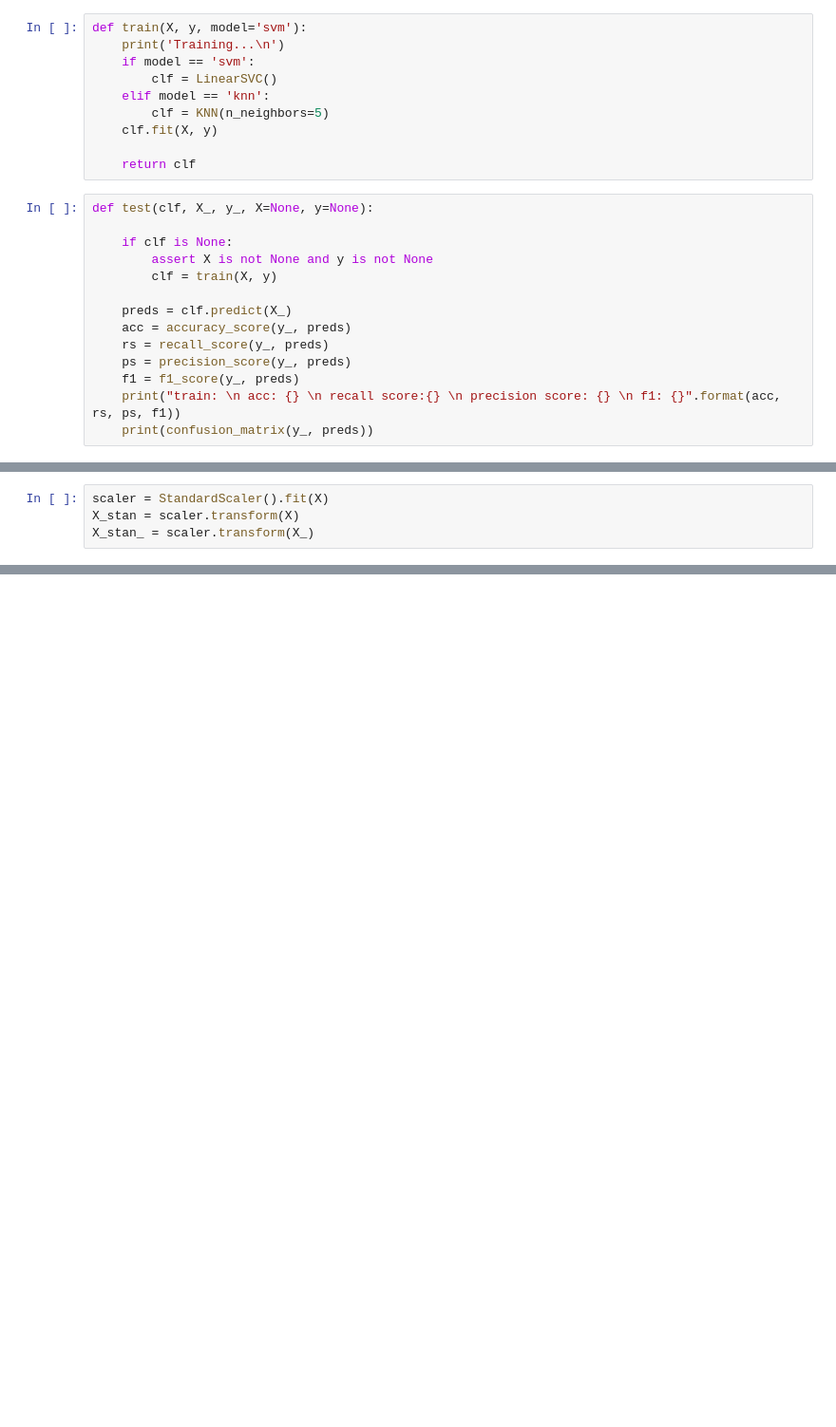
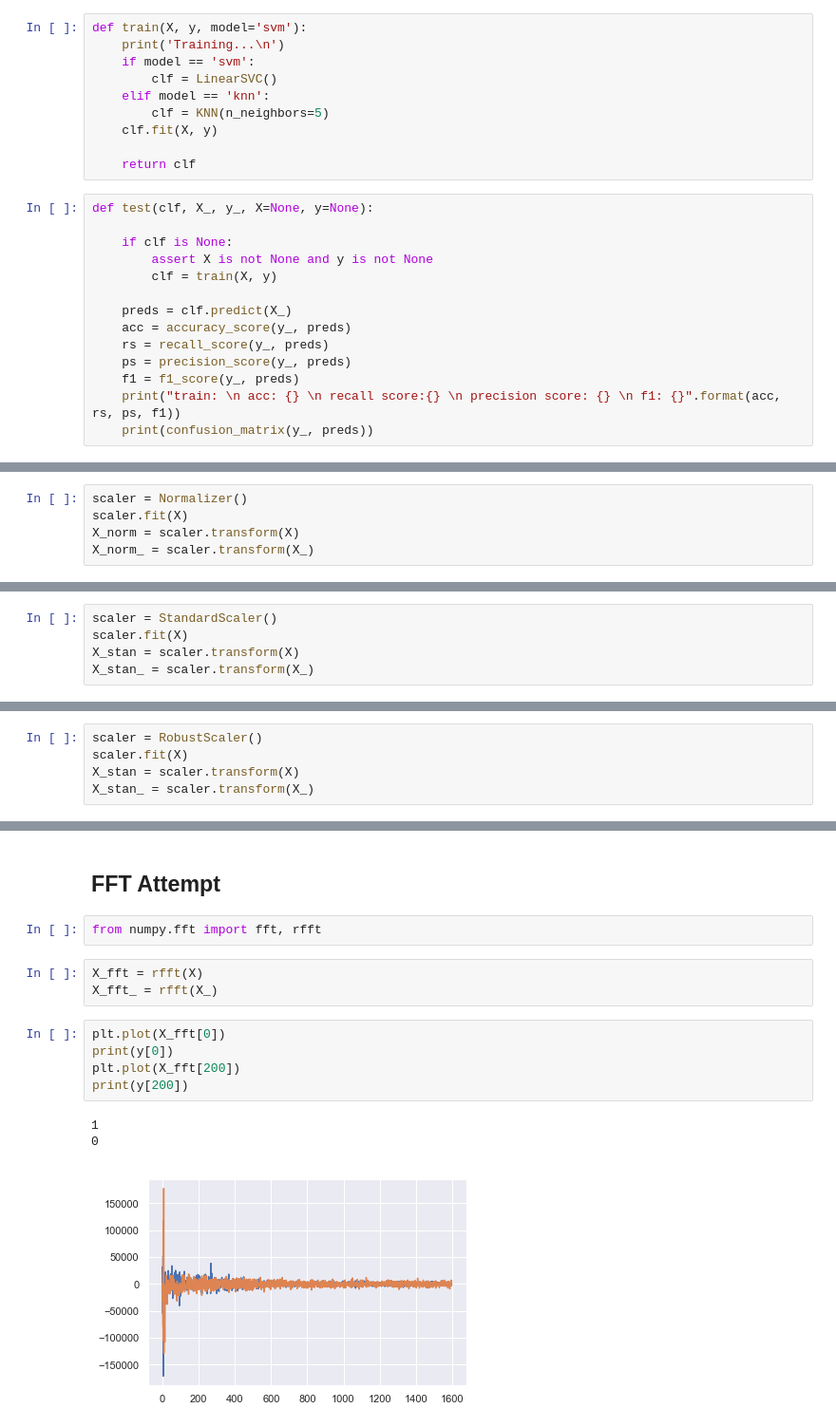
Before and after one commit to shreyas23/Exoplanet, a Jupyter notebook: visualize_data_svm.ipynb, the cells around one changed output, grey strips where cells are left out. Shown at 95% size. Cells and saved outputs as stored; diff of their text form; blank space fills up the shorter version.

```diff
--- a/visualize_data_svm.ipynb
+++ b/visualize_data_svm.ipynb
@@ -161,2 +143,7 @@ X_norm_ = normalize(X_)
+# %%
+scaler = Normalizer()
+scaler.fit(X)
+X_norm = scaler.transform(X)
+X_norm_ = scaler.transform(X_)
 # %%
 clf = train(X_norm, y, 'svm')
@@ -194,6 +162,7 @@ train:
     standardized using sklearn.preprocessing.StandardScaler()
 # %%
-scaler = StandardScaler().fit(X)
+scaler = StandardScaler()
+scaler.fit(X)
 X_stan = scaler.transform(X)
 X_stan_ = scaler.transform(X_)
 # %%
@@ -229,0 +180,5 @@ train:
+# %%
+scaler = RobustScaler()
+scaler.fit(X)
+X_stan = scaler.transform(X)
+X_stan_ = scaler.transform(X_)
@@ -240,3 +209,19 @@ train:
     Apply SMOTE (Oversampling to balance the dataset)
     Apply – (Undersampling to balance the dataset)
     Apply FFT to data to make more distinct features in the dataset.
+# %% [markdown]
+## FFT Attempt
+# %%
+from numpy.fft import fft, rfft
+# %%
+X_fft = rfft(X)
+X_fft_ = rfft(X_)
+# %%
+plt.plot(X_fft[0])
+print(y[0])
+plt.plot(X_fft[200])
+print(y[200])
+# %% [output]
+1
+0
+[figure, added]
```
Also changed, not shown: parts of 13 cells of this notebook, 3 other files.
